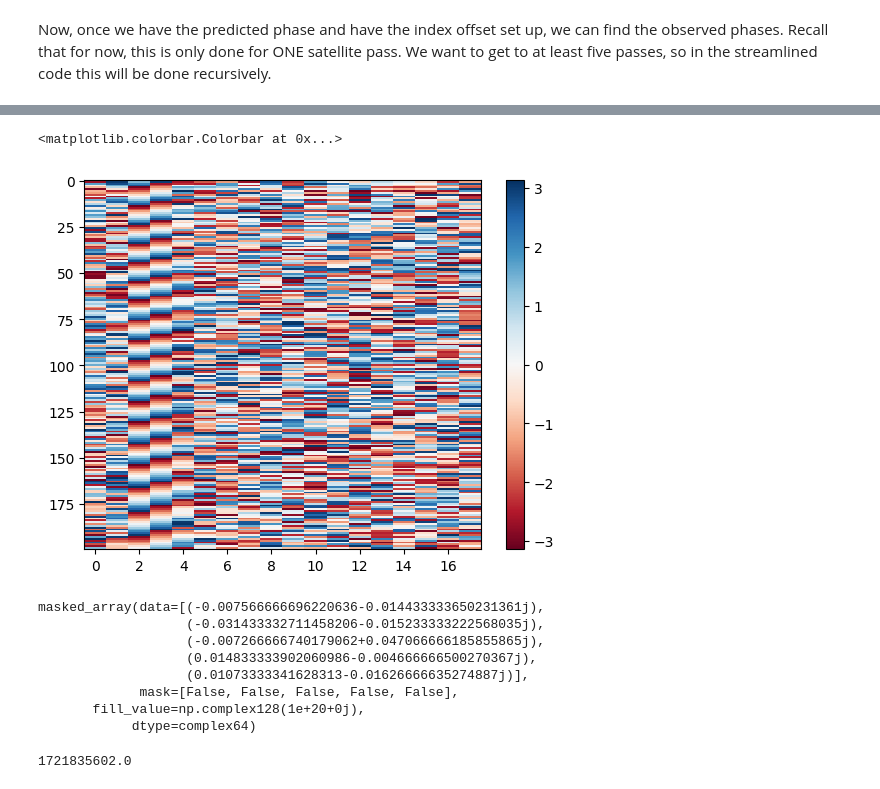
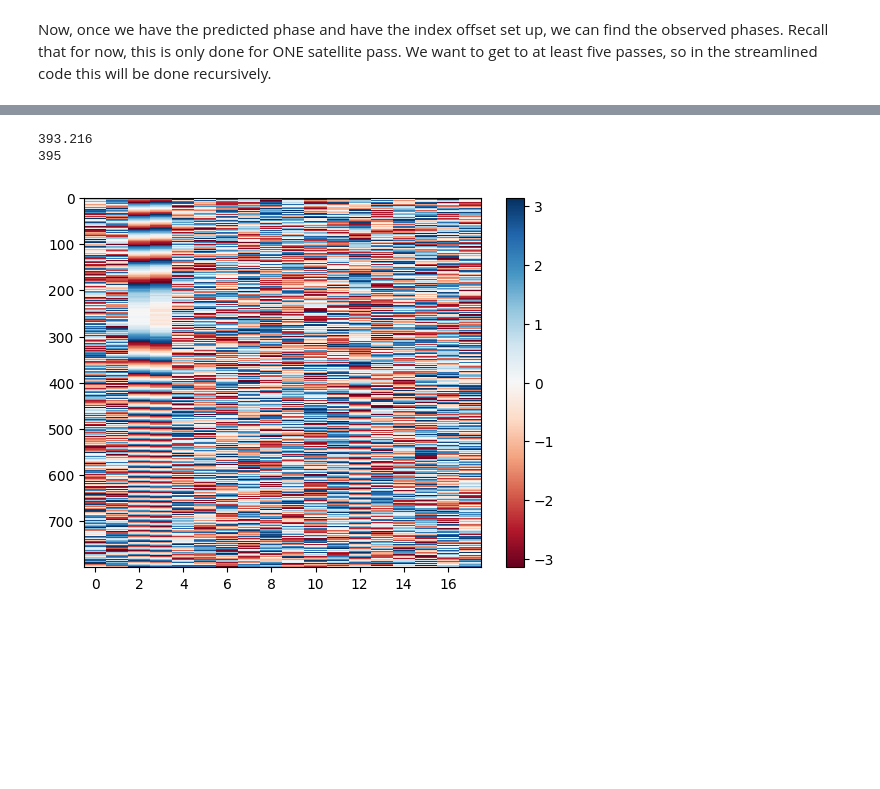
Before and after one commit to ALBATROS-Experiment/albatros_analysis, a Jupyter notebook: scripts/coord_calib.ipynb, the cells around one changed output, grey strips where cells are left out. Drawn from its saved outputs; the diff is of its cells as text; code cells hidden in the pictures; blank space fills up the shorter version.

```diff
--- a/scripts/coord_calib.ipynb
+++ b/scripts/coord_calib.ipynb
@@ -150,7 +299,7 @@ Now, once we have the predicted phase and have the index offset set up, we can f
 #set up BaseBandFileIterator objects for both antenna
 #this should be with the CORRECTED starting index though.
 
-ant1=bdc.BasebandFileIterator(files_a1, 0, idx1, acclen, nchunks=nchunks, chanstart=chanstart, chanend=chanend, type='float')
-ant2=bdc.BasebandFileIterator(files_a2, 0, idx2, acclen, nchunks=nchunks, chanstart=chanstart, chanend=chanend, type='float')
+ant1_v = bdc.BasebandFileIterator(files_a1, 0, idx1_corrected, v_acclen, nchunks=nchunks, chanstart=chanstart, chanend=chanend, type='float')
+ant2_v = bdc.BasebandFileIterator(files_a2, 0, idx2_corrected, v_acclen, nchunks=nchunks, chanstart=chanstart, chanend=chanend, type='float')
 # %% [output]
 ACCLEN RECEIVED IS 30000
@@ -161,0 +311,23 @@ START SPECNUM IS 1351222502 obj start at 1350429045
+# %%
+#the chunk-by-chunk reading method. make sure that not too much data is missing
+p0_a1 = np.zeros((acclen, nchans), dtype="complex128") #remember that BDC returns complex64. wanna do phase-centering in 128.
+p0_a2 = np.zeros((acclen, nchans), dtype="complex128")
+a1_start = ant1.spec_num_start
+a2_start = ant2.spec_num_start
+for i, (chunk1, chunk2) in enumerate(zip(ant1, ant2)):
+    perc_missing_a1 = (1 - len(chunk1["specnums"]) / acclen) * 100
+    perc_missing_a2 = (1 - len(chunk2["specnums"]) / acclen) * 100
+    print("missing a1", perc_missing_a1, "missing a2", perc_missing_a2)
+    if perc_missing_a1 > 10 or perc_missing_a2 > 10:
+        a1_start = ant1.spec_num_start
+        a2_start = ant2.spec_num_start
+        print("skipping")
+        continue
+    print(chunk1["specnums"] - a1_start)
+    outils.make_continuous(
+        p0_a1, chunk1["pol0"], chunk1["specnums"] - a1_start
+    )
+    outils.make_continuous(
+        p0_a2, chunk2["pol0"], chunk2["specnums"] - a2_start
+    )
+    break
@@ -166,11 +341,18 @@ m1=ant1.spec_num_start
 m2=ant2.spec_num_start
 visibility_phased = np.zeros((nchunks,len(ant1.channel_idxs)), dtype='complex64')
 st=time.time()
+
 for i, (chunk1,chunk2) in enumerate(zip(ant1,ant2)):
         # pol00[i,:] = cr.avg_xcorr_4bit_2ant(chunk1['pol0'], chunk2['pol0'],chnk1['specnums'],chunk2['specnums'],m1+i*acclen,m2+i*acclen)
-        xcorr=avg_xcorr_4bit_2ant_float(chunk1['pol0'], chunk2['pol0'],chunk1['specnums'],chunk2['specnums'],m1+i*acclen,m2+i*acclen)
+        xcorr=avg_xcorr_4bit_2ant_float(
+                chunk1['pol0'],
+                chunk2['pol0'],
+                chunk1['specnums'],
+                chunk2['specnums'],
+                m1+i*acclen,
+                m2+i*acclen)
         visibility_phased[i,:] = np.sum(xcorr,axis=0)/acclen
-        #print("CHUNK", i, " has ", xcorr.shape[0], " rows")
+        print("CHUNK", i, " has ", xcorr.shape[0], " rows")
 print("Time taken final:", time.time()-st)
 visibility_phased = np.ma.masked_invalid(visibility_phased)
 # %% [output]
@@ -203,26 +385,17 @@ plt.colorbar()
 # %%
 #for part of the time
+isolated_time = 800
+
 vis_phase = np.angle(visibility_phased)
 # vis_phase_1clk = np.angle(visibility_1clk)
-plt.imshow(vis_phase[:200,:], aspect='auto',cmap='RdBu',interpolation="none")
+plt.imshow(vis_phase[:isolated_time,:], aspect='auto',cmap='RdBu',interpolation="none")
 plt.colorbar()
+
+print(isolated_time*T_ACCLEN)
+print((222-143) * 5)
 # %% [output]
-<matplotlib.colorbar.Colorbar at 0x...>
+393.216
+395
-[figure, old version]
+[figure, new version]
-# %%
-visibility_phased[:5,0]
-# %% [output]
-masked_array(data=[(-0.007566666696220636-0.014433333650231361j),
-                   (-0.031433332711458206-0.015233333222568035j),
-                   (-0.007266666740179062+0.047066666185855865j),
-                   (0.014833333902060986-0.004666666500270367j),
-                   (0.01073333341628313-0.01626666635274887j)],
-             mask=[False, False, False, False, False],
-       fill_value=np.complex128(1e+20+0j),
-            dtype=complex64)
-# %%
-t_start+3600*8.5
-# %% [output]
-1721835602.0
 # %%
 #plot visibility total
```
Also changed, not shown: parts of 23 cells of this notebook, 2 other files.
